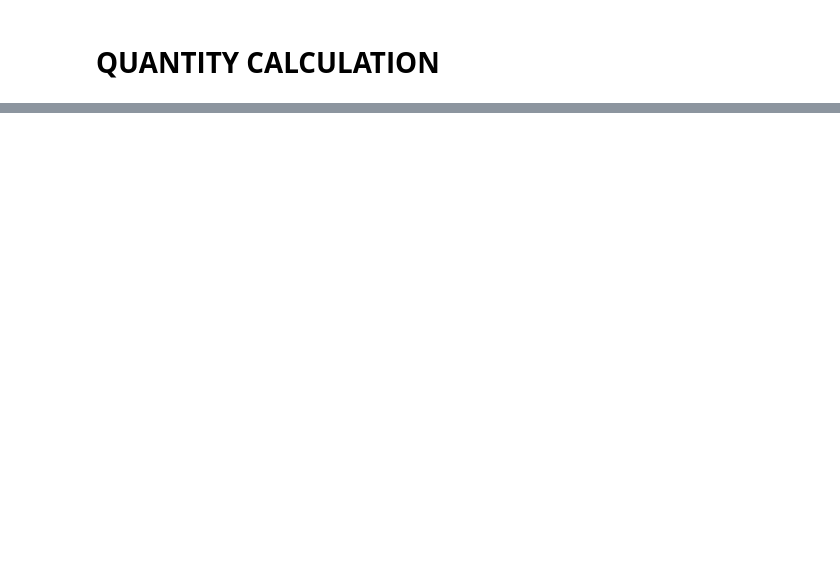
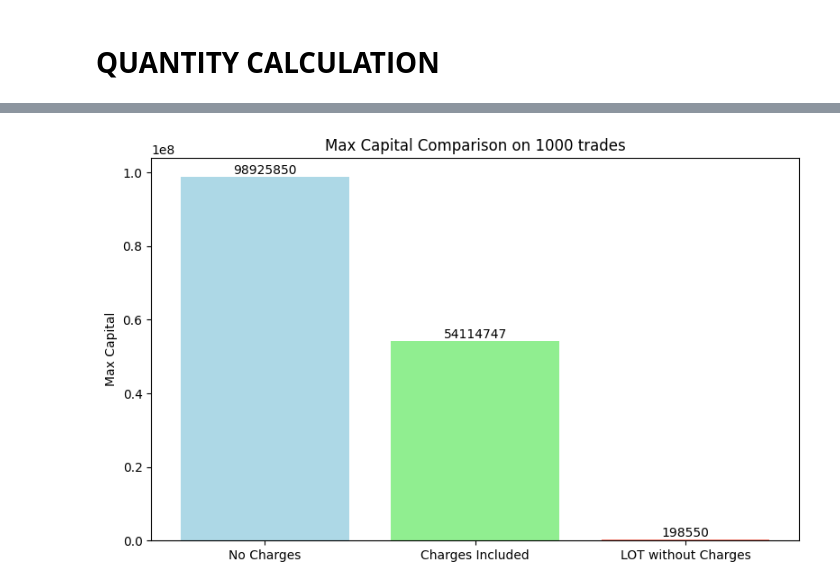
Before and after one commit to Bharatgaur/Trading, a Jupyter notebook: TRADE_PROBABILITIES_BASE_FILE_Version_1.ipynb, the cells around one changed output, grey strips where cells are left out. Cells and saved outputs as stored; diff of their text form; code cells hidden in the pictures; blank space fills up the shorter version.

```diff
--- a/TRADE_PROBABILITIES_BASE_FILE_Version_1.ipynb
+++ b/TRADE_PROBABILITIES_BASE_FILE_Version_1.ipynb
@@ -406,0 +515,42 @@ The maximum PnL value is: 53862638.03
+# %%
+import pandas as pd
+import matplotlib.pyplot as plt
+
+def get_summary_capital(file_name):
+    # Load the data from the CSV file
+    df_Max_Capital = pd.read_csv(file_name)
+
+    # Get the last row
+    last_row = df_Max_Capital.iloc[-1]
+
+    # Extract CUM_PNL values and find max along with their corresponding column names
+    capital_columns = [col for col in df_Max_Capital.columns if col.endswith('_CUM_PNL')]
+    max_capital = last_row[capital_columns].max()
+
+    return max_capital
+
+# Get Max Capital for both files
+max_capital_no_charges = get_summary_capital('final_PnL_QTY.csv')        # No charges included
+max_capital_charges = get_summary_capital('final_PnL_QTY_C.csv')        # Charges included
+
+# Load the trade data for additional output
+df_no_charges = pd.read_csv('trade_pnl_1001_columns.csv')
+last_row_df = df_no_charges.iloc[[-1]]
+numeric_values = last_row_df.select_dtypes(include=['number'])
+max_capital_additional = numeric_values.max(axis=1).values[0]  # Get the max value from the Series
+
+# Prepare data for visualization
+labels = ['No Charges', 'Charges Included', 'LOT without Charges']
+max_capital_values = [max_capital_no_charges, max_capital_charges, max_capital_additional]
+
+# Create bar chart for Max Capital
+plt.figure(figsize=(8, 5))
+plt.bar(labels, max_capital_values, color=['lightblue', 'lightgreen', 'salmon'])
+plt.ylabel('Max Capital')
+plt.title('Max Capital Comparison on 1000 trades')
+for i, v in enumerate(max_capital_values):
+    plt.text(i, v, f'{v:.0f}', ha='center', va='bottom')  # Annotate bars with their values
+plt.tight_layout()
+plt.show()
+# %% [output]
+[figure, added]
```
Also changed, not shown: parts of 25 cells of this notebook.
